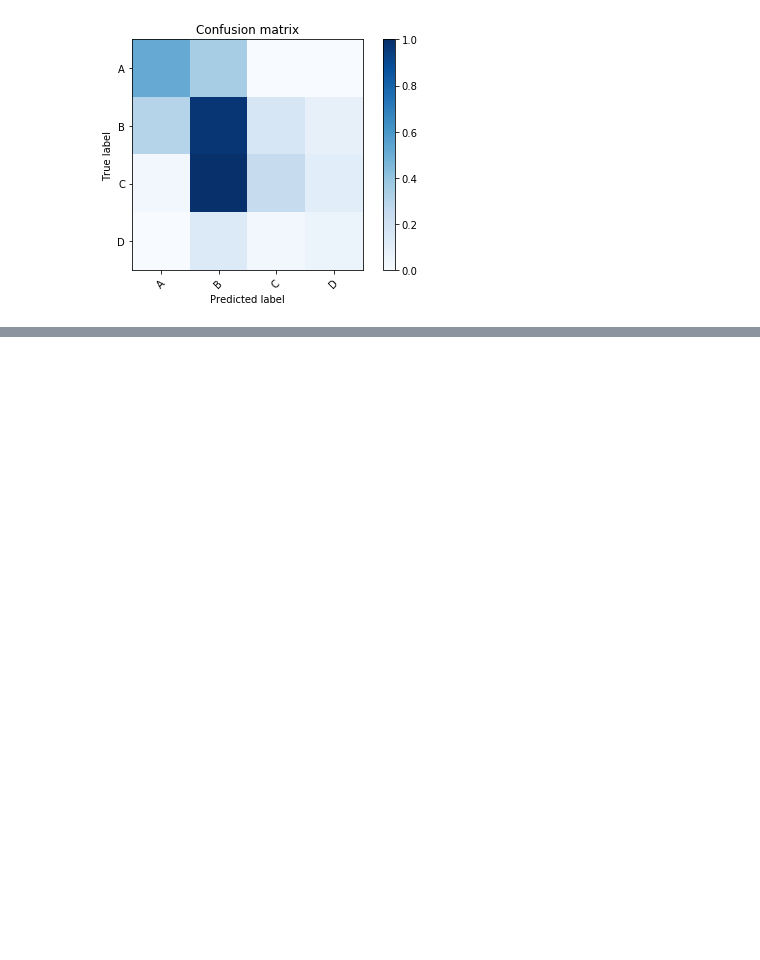
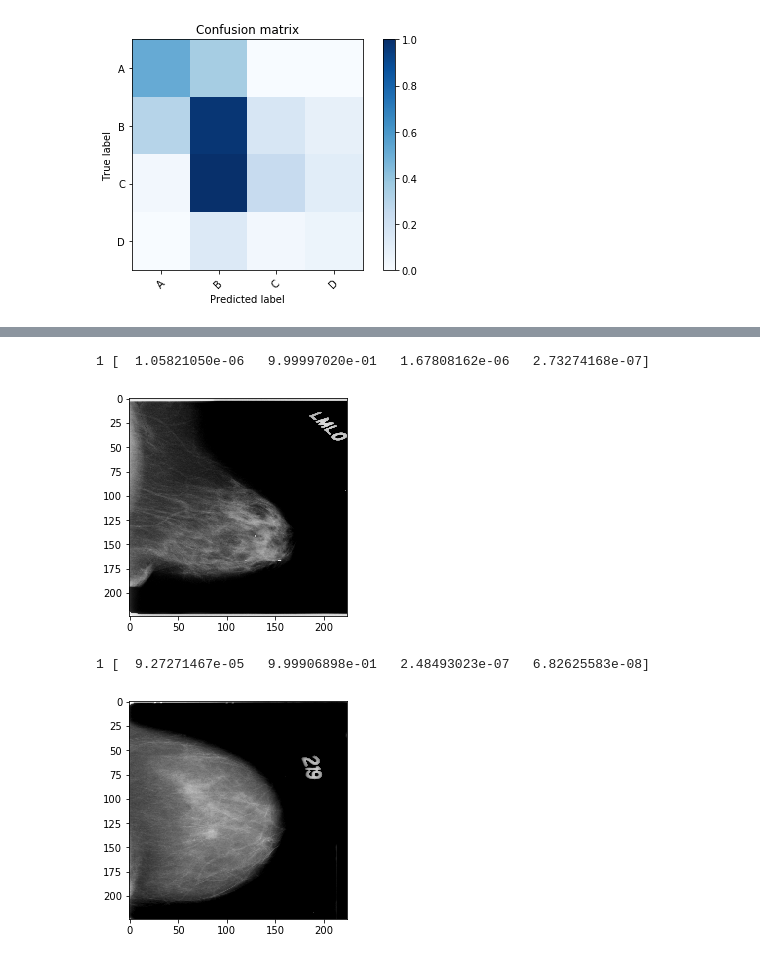
Before and after one commit to chingu163/rsna17, a Jupyter notebook: ex_data.ipynb, the cells around one changed output, grey strips where cells are left out. Drawn from its saved outputs; the diff is of its cells as text; code cells hidden in the pictures; blank space fills up the shorter version.

```diff
--- a/ex_data.ipynb
+++ b/ex_data.ipynb
@@ -315,0 +325,24 @@ Normalized confusion matrix
+# %%
+nt = -len(y)//5
+Xt = X[nt:]
+yt = y[nt:]
+ypredt = y_pred[nt:]
+# %%
+
+# predicted as B and correct and most confident
+idxs = np.argsort(ypredt[:,1])[::-1]
+for n in range(5):
+    idx = idxs[n]
+    if yt[idx] == 1:
+        print(yt[idx], ypredt[idx])
+        imshow(Xt[idx,:,:,0], cmap='gray')
+        plt.show()
+
+# predicted as B and wrong and most confident
+
+# predicted as B and least confident
+# %% [output]
+1 [  1.05821050e-06   9.99997020e-01   1.67808162e-06   2.73274168e-07]
+[figure, added]
+1 [  9.27271467e-05   9.99906898e-01   2.48493023e-07   6.82625583e-08]
+[figure, added]
```
Also changed, not shown: parts of 5 cells of this notebook.
